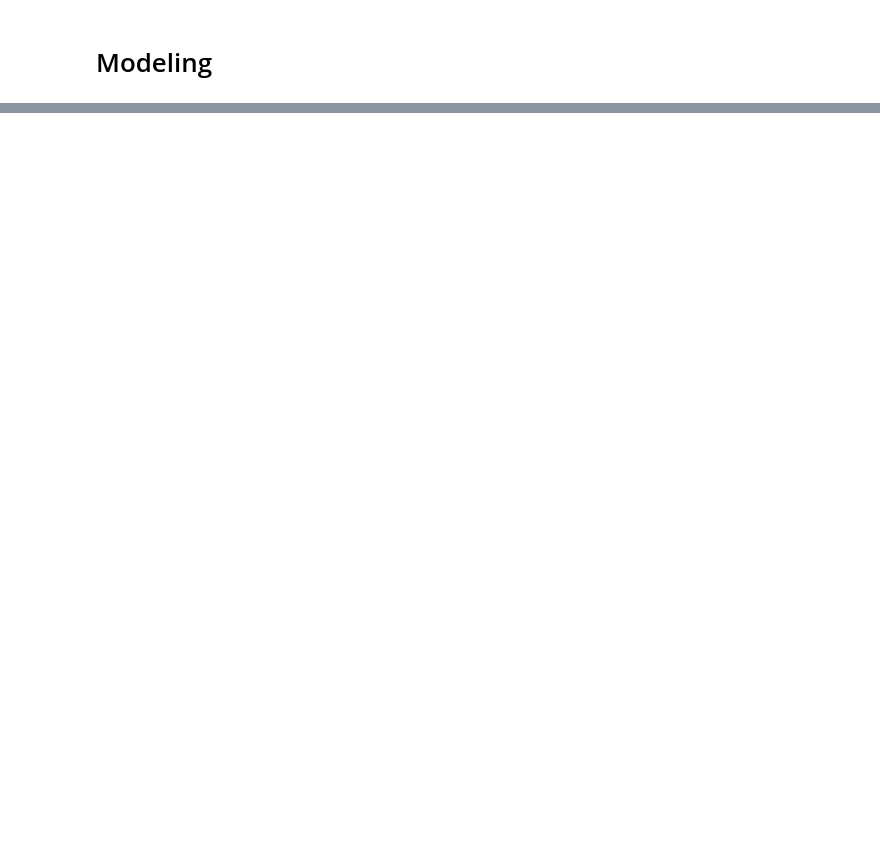
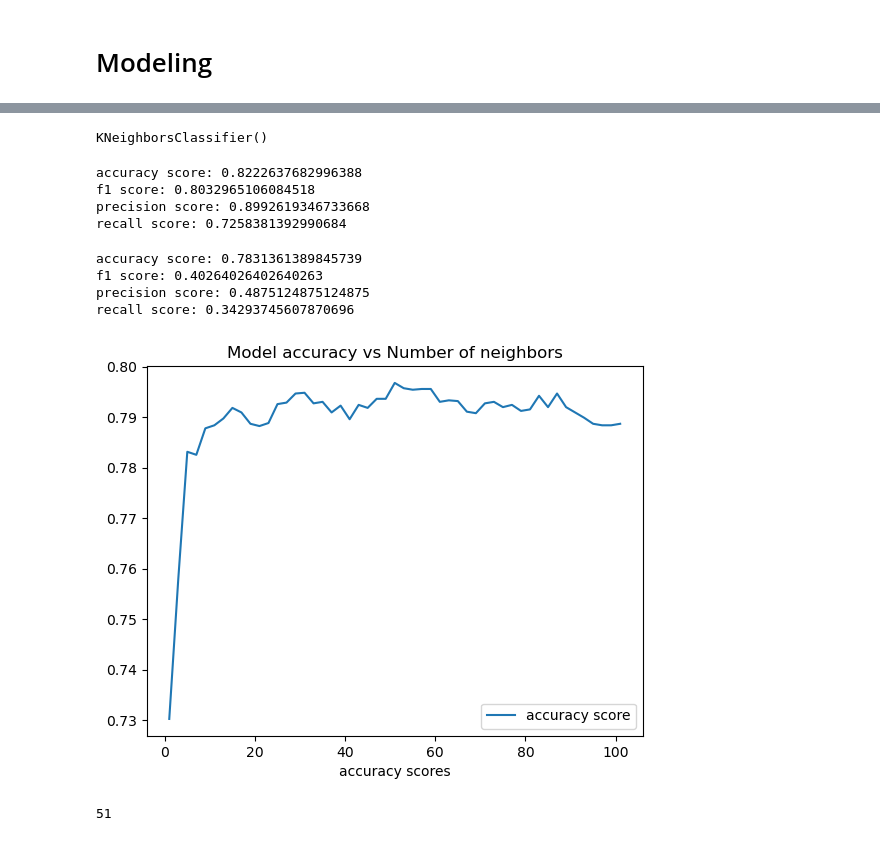
Before and after one commit to Rgmoogachiri/DSC-phase-3-project, a Jupyter notebook: H1N1_and_seasonal_flu_vaccines_prediction.ipynb, the cells around one changed output, grey strips where cells are left out. Cells and saved outputs as stored; diff of their text form; code cells hidden in the pictures; blank space fills up the shorter version.

```diff
--- a/H1N1_and_seasonal_flu_vaccines_prediction.ipynb
+++ b/H1N1_and_seasonal_flu_vaccines_prediction.ipynb
@@ -399,0 +806,18 @@ fig.update_layout(
+# %%
+# Define a custom function to compute feature importances
+def custom_importance_getter_knn(estimator):
+    # Extract the distances to the nearest neighbors
+    distances, indices = estimator.kneighbors()
+    # Compute the mean distance for each feature
+    feature_importances = distances.mean(axis=0)
+    return feature_importances
+
+# Initialize RFE with the classifier and desired number of features to select
+rfe = RFE(estimator= KNN_clf2, n_features_to_select= .8, step= 1, importance_getter= custom_importance_getter_knn)  # Select top 80% features
+
+# Fit RFE on train data set
+rfe.fit(X_train_resample_scaled, y_train_resample)
+
+print(X_train_resample.columns)
+print(rfe.ranking_)
+print(rfe.support_)
@@ -399,0 +844,59 @@ fig.update_layout(
+# %%
+X_train_rfe = X_train_resample_scaled[:,0:11]
+X_test_rfe = X_test_scaled[:,0:11]
+# %%
+# Instantiate classifier
+KNN_clf3 = KNeighborsClassifier()
+
+# Fit model to train set
+KNN_clf3.fit(X_train_rfe, y_train_resample)
+# %% [output]
+KNeighborsClassifier()
+# %%
+# Accuracy of model on train set
+print(f"accuracy score: {accuracy_score(y_train_resample, KNN_clf3.predict(X_train_rfe))}")
+print(f"f1 score: {f1_score(y_train_resample, KNN_clf3.predict(X_train_rfe))}")
+print(f"precision score: {precision_score(y_train_resample, KNN_clf3.predict(X_train_rfe))}")
+print(f"recall score: {recall_score(y_train_resample, KNN_clf3.predict(X_train_rfe))}")
+# %% [output]
+accuracy score: 0.8222637682996388
+f1 score: 0.8032965106084518
+precision score: 0.8992619346733668
+recall score: 0.7258381392990684
+# %%
+# Accuracy of model on test set
+print(f"accuracy score: {accuracy_score(y_test, KNN_clf3.predict(X_test_rfe))}")
+print(f"f1 score: {f1_score(y_test, KNN_clf3.predict(X_test_rfe))}")
+print(f"precision score: {precision_score(y_test, KNN_clf3.predict(X_test_rfe))}")
+print(f"recall score: {recall_score(y_test, KNN_clf3.predict(X_test_rfe))}")
+# %% [output]
+accuracy score: 0.7831361389845739
+f1 score: 0.40264026402640263
+precision score: 0.4875124875124875
+recall score: 0.34293745607870696
+# %%
+# Find best n_neighbors parameter
+n_neighbors_params = []
+accuracy_scores = []
+
+for n in np.arange(1, 102, 2):
+    n_neighbors_params.append(n)
+
+    clf_model = KNeighborsClassifier(n_neighbors = n)
+    clf_model.fit(X_train_rfe, y_train_resample)
+    acc = accuracy_score(y_test, clf_model.predict(X_test_rfe))
+    accuracy_scores.append(acc)
+# %%
+plt.plot(n_neighbors_params, accuracy_scores, label ='accuracy score')
+plt.xlabel('n_neighbors params values')
+plt.xlabel('accuracy scores')
+plt.title('Model accuracy vs Number of neighbors')
+plt.legend();
+# %% [output]
+[figure, added]
+# %%
+# Best n_neighbors parameter is 51
+index = accuracy_scores.index(max(accuracy_scores))
+n_neighbors_params[index]
+# %% [output]
+51
```
Also changed, not shown: parts of 115 cells of this notebook, 2 other files.
